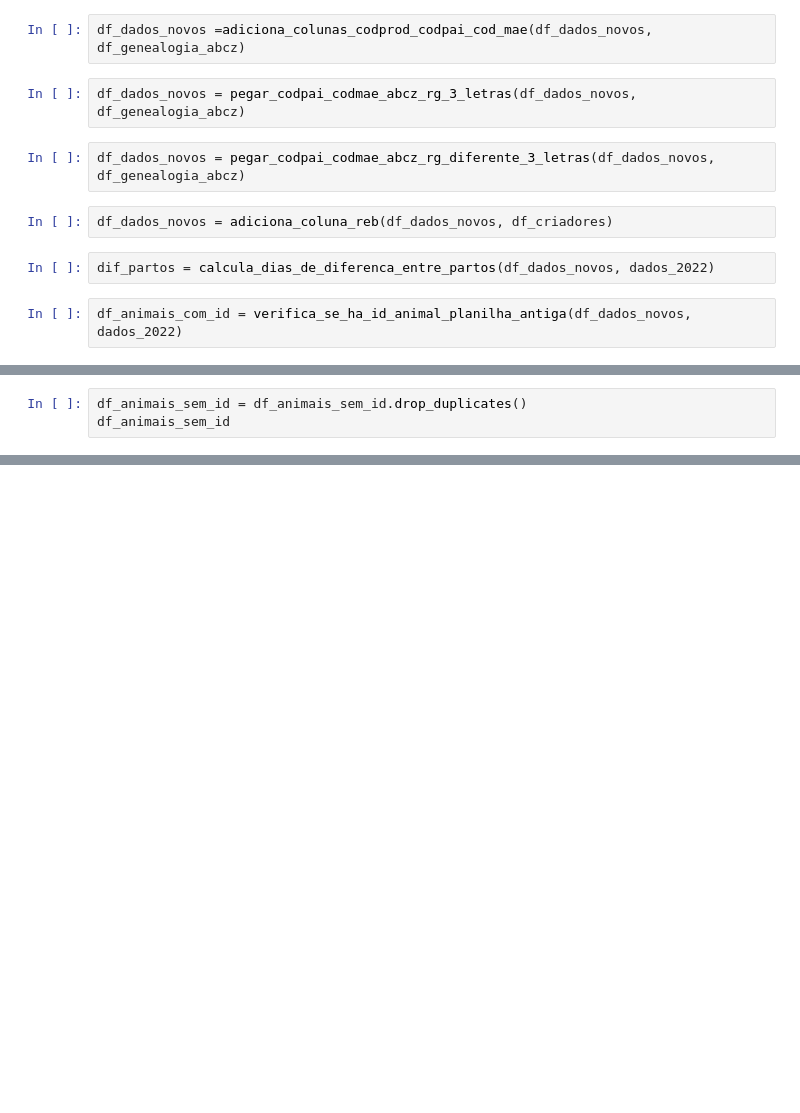
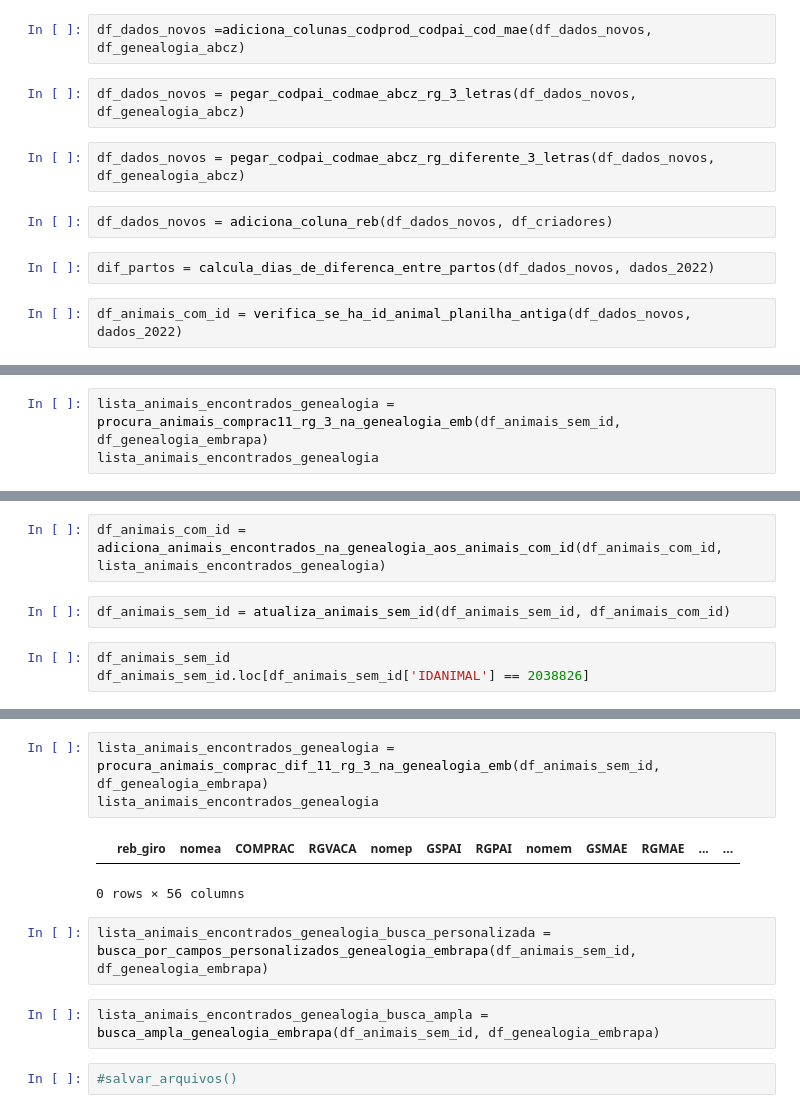
Before and after one commit to macheuz/dados_PNMGL, a Jupyter notebook: reescrevendoBKP.ipynb, the cells around one changed output, grey strips where cells are left out. Cells and saved outputs as stored; diff of their text form; blank space fills up the shorter version.

Commit message:
arquivo com funcoes3

```diff
--- a/reescrevendoBKP.ipynb
+++ b/reescrevendoBKP.ipynb
@@ -319,0 +388,3 @@ df_animais_sem_id
+# %%
+lista_animais_encontrados_genealogia = procura_animais_comprac11_rg_3_na_genealogia_emb(df_animais_sem_id, df_genealogia_embrapa)
+lista_animais_encontrados_genealogia
@@ -320,5 +407,9 @@ df_animais_sem_id
+# %%
+df_animais_com_id = adiciona_animais_encontrados_na_genealogia_aos_animais_com_id(df_animais_com_id, lista_animais_encontrados_genealogia)
+# %%
+df_animais_sem_id = atualiza_animais_sem_id(df_animais_sem_id, df_animais_com_id)
 # %%
-df_animais_sem_id = df_animais_sem_id.drop_duplicates()
 df_animais_sem_id
+df_animais_sem_id.loc[df_animais_sem_id['IDANIMAL'] == 2038826]
 # %% [output]
 |  | reb_giro | nomea | COMPRAC | RGVACA | nomep | GSPAI | RGPAI | nomem | GSMAE | RGMAE | ... | ... |
@@ -336,0 +434,12 @@ df_animais_sem_id
+# %%
+lista_animais_encontrados_genealogia = procura_animais_comprac_dif_11_rg_3_na_genealogia_emb(df_animais_sem_id, df_genealogia_embrapa)
+lista_animais_encontrados_genealogia
+# %% [output]
+|  | reb_giro | nomea | COMPRAC | RGVACA | nomep | GSPAI | RGPAI | nomem | GSMAE | RGMAE | ... | ... |
+0 rows × 56 columns
+# %%
+lista_animais_encontrados_genealogia_busca_personalizada = busca_por_campos_personalizados_genealogia_embrapa(df_animais_sem_id, df_genealogia_embrapa)
+# %%
+lista_animais_encontrados_genealogia_busca_ampla = busca_ampla_genealogia_embrapa(df_animais_sem_id, df_genealogia_embrapa)
+# %%
+#salvar_arquivos()
```
Also changed, not shown: parts of 23 cells of this notebook, 1 other file.
